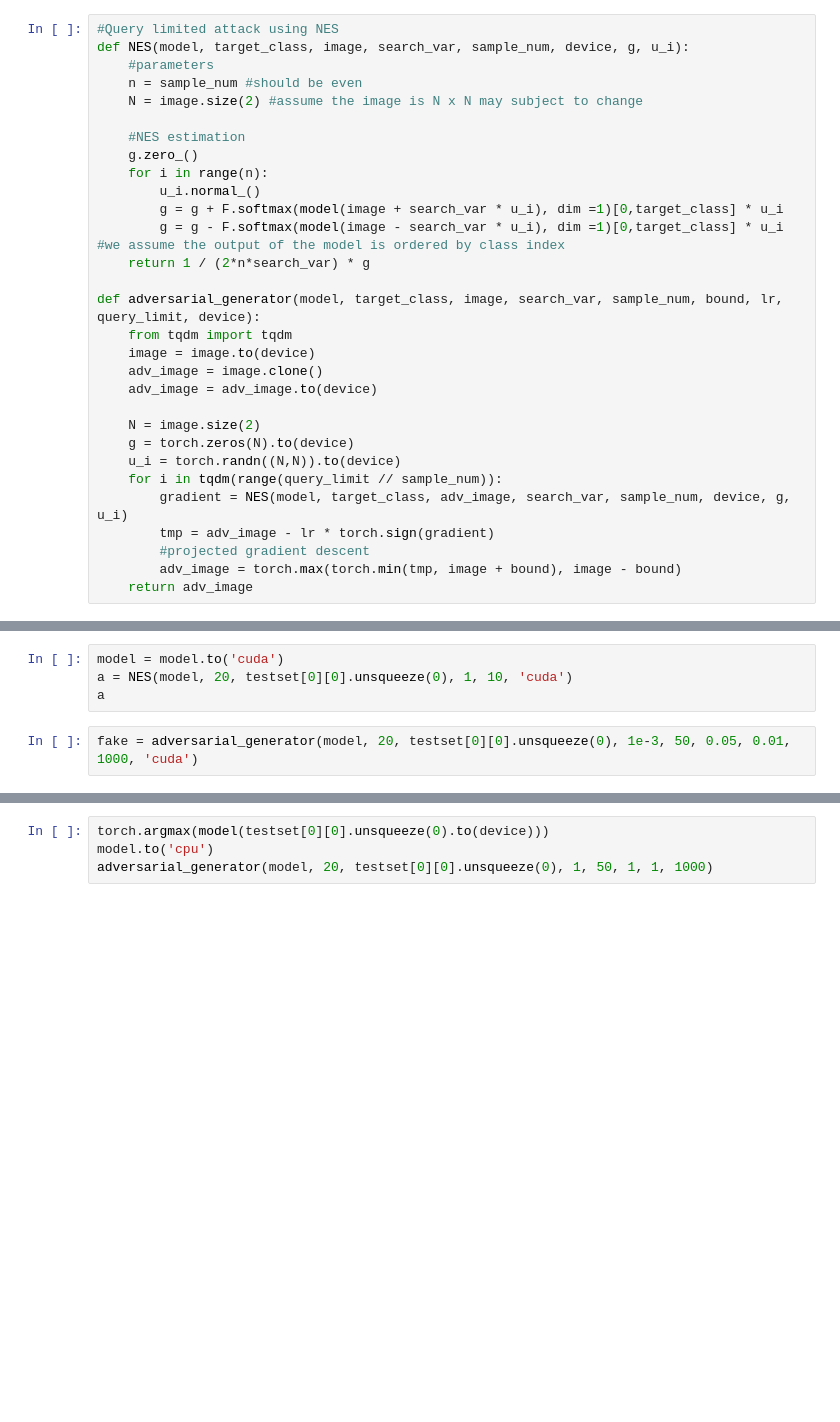
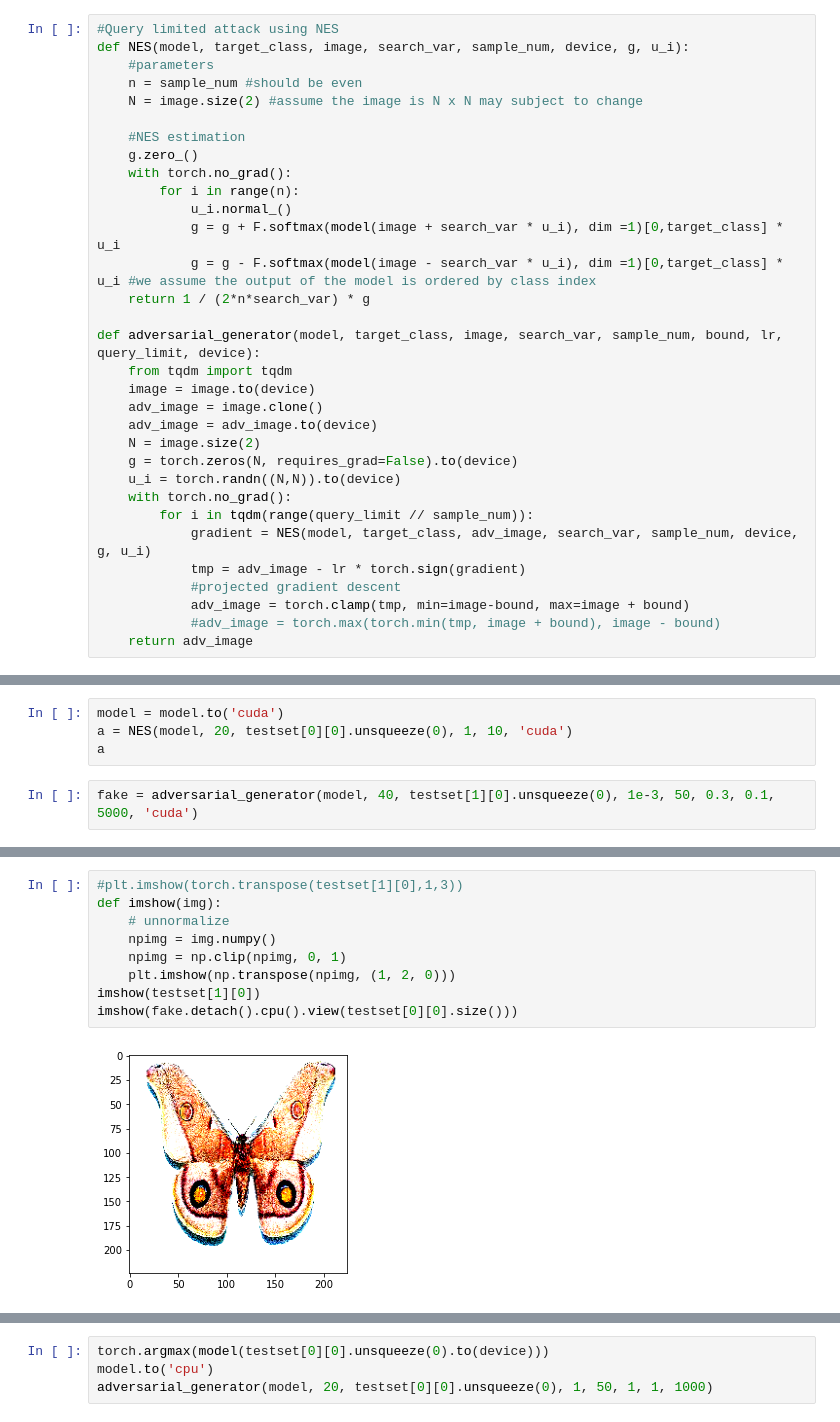
Before and after one commit to AndyZhou952/BlackBoxAttack, a Jupyter notebook: PIA.ipynb, the cells around one changed output, grey strips where cells are left out. Drawn from its saved outputs; the diff is of its cells as text; blank space fills up the shorter version.

Commit message:
update PIA
need model retrain

```diff
--- a/PIA.ipynb
+++ b/PIA.ipynb
@@ -122,10 +122,11 @@ def NES(model, target_class, image, search_var, sample_num, device, g, u_i):
 
     #NES estimation
     g.zero_()
-    for i in range(n):
-        u_i.normal_()
-        g = g + F.softmax(model(image + search_var * u_i), dim =1)[0,target_class] * u_i
-        g = g - F.softmax(model(image - search_var * u_i), dim =1)[0,target_class] * u_i #we assume the output of the model is ordered by class index
+    with torch.no_grad():
+        for i in range(n):
+            u_i.normal_()
+            g = g + F.softmax(model(image + search_var * u_i), dim =1)[0,target_class] * u_i
+            g = g - F.softmax(model(image - search_var * u_i), dim =1)[0,target_class] * u_i #we assume the output of the model is ordered by class index
     return 1 / (2*n*search_var) * g
 
 def adversarial_generator(model, target_class, image, search_var, sample_num, bound, lr, query_limit, device):
@@ -133,15 +134,16 @@ def adversarial_generator(model, target_class, image, search_var, sample_num, bo
     image = image.to(device)
     adv_image = image.clone()
     adv_image = adv_image.to(device)
-
     N = image.size(2)
-    g = torch.zeros(N).to(device)
+    g = torch.zeros(N, requires_grad=False).to(device)
     u_i = torch.randn((N,N)).to(device)
-    for i in tqdm(range(query_limit // sample_num)):
-        gradient = NES(model, target_class, adv_image, search_var, sample_num, device, g, u_i)
-        tmp = adv_image - lr * torch.sign(gradient)
-        #projected gradient descent
-        adv_image = torch.max(torch.min(tmp, image + bound), image - bound)
+    with torch.no_grad():
+        for i in tqdm(range(query_limit // sample_num)):
+            gradient = NES(model, target_class, adv_image, search_var, sample_num, device, g, u_i)
+            tmp = adv_image - lr * torch.sign(gradient)
+            #projected gradient descent
+            adv_image = torch.clamp(tmp, min=image-bound, max=image + bound)
+            #adv_image = torch.max(torch.min(tmp, image + bound), image - bound)
     return adv_image
 # %%
 test_loader = DataLoader(dataset=testset, batch_size=100)
@@ -162,4 +164,4 @@ model = model.to('cuda')
 a = NES(model, 20, testset[0][0].unsqueeze(0), 1, 10, 'cuda')
 a
 # %%
-fake = adversarial_generator(model, 20, testset[0][0].unsqueeze(0), 1e-3, 50, 0.05, 0.01, 1000, 'cuda')
+fake = adversarial_generator(model, 40, testset[1][0].unsqueeze(0), 1e-3, 50, 0.3, 0.1, 5000, 'cuda')
@@ -170,0 +202,11 @@ torch.argmax(model(testset[0][0].unsqueeze(0).to(device)))
+# %%
+#plt.imshow(torch.transpose(testset[1][0],1,3))
+def imshow(img):
+    # unnormalize
+    npimg = img.numpy()
+    npimg = np.clip(npimg, 0, 1)
+    plt.imshow(np.transpose(npimg, (1, 2, 0)))
+imshow(testset[1][0])
+imshow(fake.detach().cpu().view(testset[0][0].size()))
+# %% [output]
+[figure, added]
```
Also changed, not shown: parts of 4 cells of this notebook.
